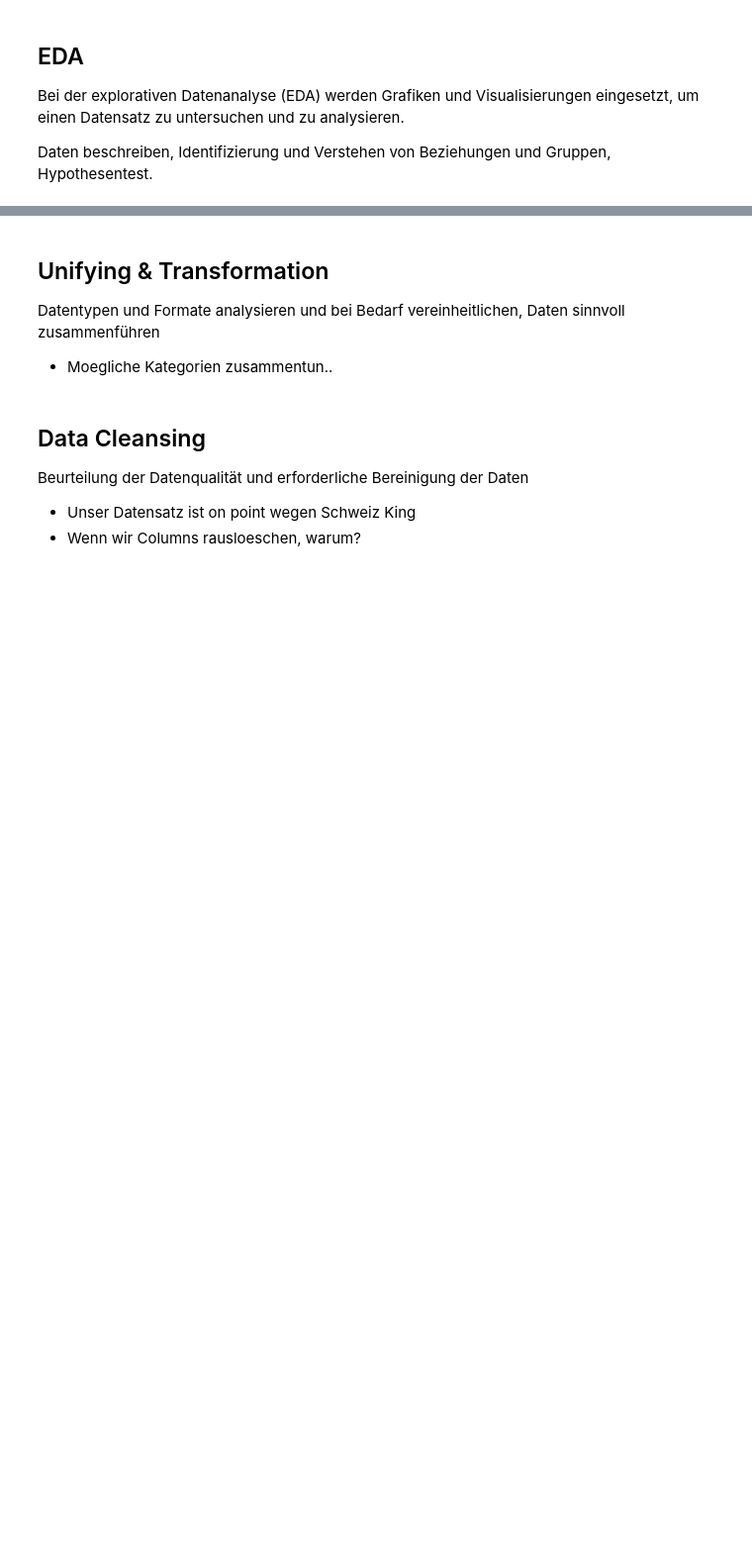
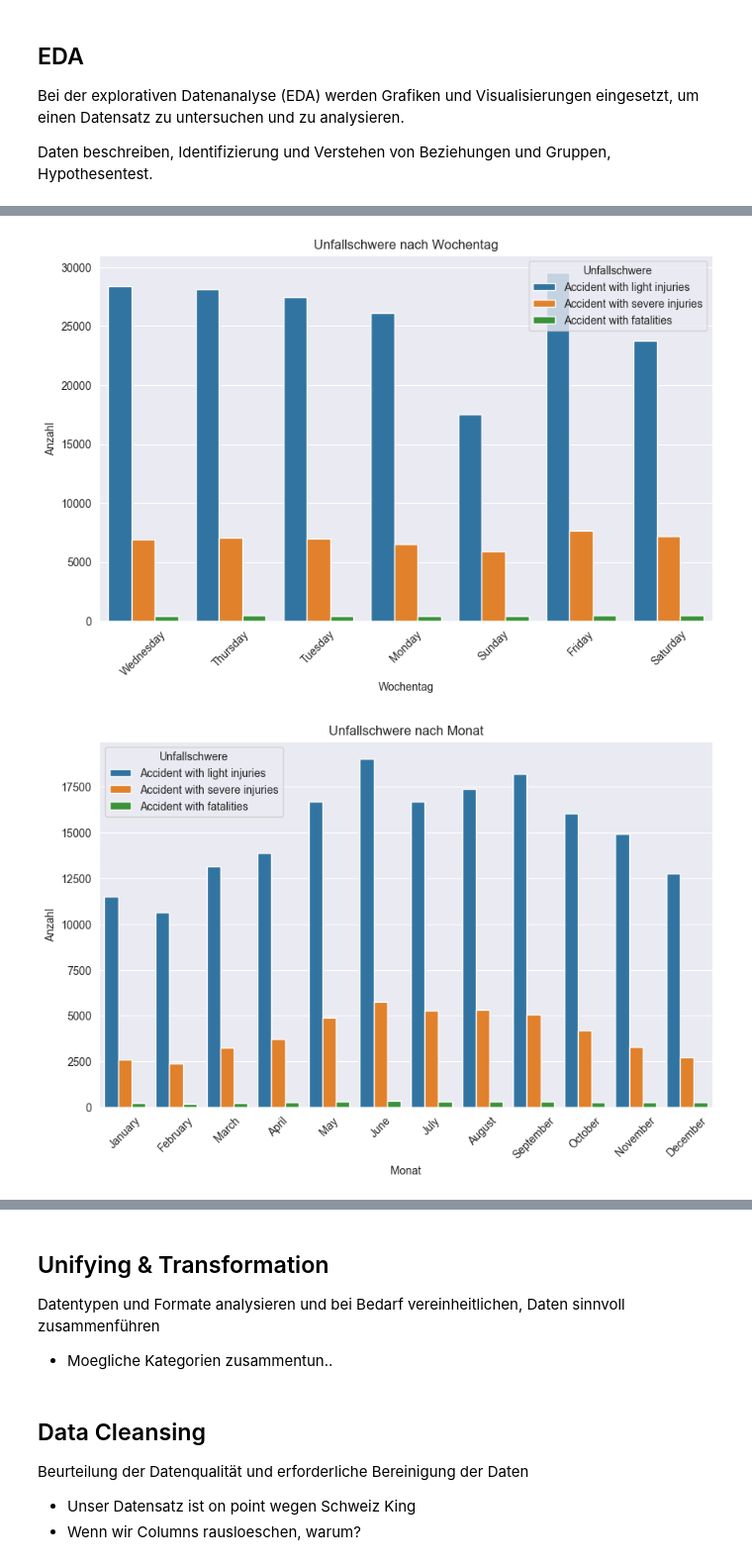
Before and after one commit to dominiqueulrixh/Verkehrsunfaellanalyse, a Jupyter notebook: Dominique.ipynb, the cells around one changed output, grey strips where cells are left out. Shown at 99% size. Cells and saved outputs as stored; diff of their text form; code cells hidden in the pictures; blank space fills up the shorter version.

```diff
--- a/Dominique.ipynb
+++ b/Dominique.ipynb
@@ -212,0 +223,33 @@ weighted avg       0.70      0.77      0.71     69691
+# %%
+#Zeitliche Einflüsse auf Schweregrad
+# Wochentag und Unfallschwere
+plt.figure(figsize=(10, 6))
+sns.countplot(data=df_original, x='AccidentWeekDay_en', hue='AccidentSeverityCategory_en')
+plt.title('Unfallschwere nach Wochentag')
+plt.xlabel('Wochentag')
+plt.ylabel('Anzahl')
+plt.xticks(rotation=45)
+plt.legend(title='Unfallschwere')
+plt.show()
+
+# Monat und Unfallschwere
+plt.figure(figsize=(10, 6))
+sns.countplot(data=df_original, x='AccidentMonth_en', hue='AccidentSeverityCategory_en')
+plt.title('Unfallschwere nach Monat')
+plt.xlabel('Monat')
+plt.ylabel('Anzahl')
+plt.xticks(rotation=45)
+plt.legend(title='Unfallschwere')
+plt.show()
+
+# Unfallstunde und Unfallschwere
+plt.figure(figsize=(12, 6))
+sns.countplot(data=df_original, x='AccidentHour', hue='AccidentSeverityCategory_en')
+plt.title('Unfallschwere nach Unfallstunde')
+plt.xlabel('Stunde')
+plt.ylabel('Anzahl')
+plt.legend(title='Unfallschwere')
+plt.show()
+# %% [output]
+[figure, added]
+[figure, added]
```
Also changed, not shown: parts of 30 cells of this notebook, 1 other file.
